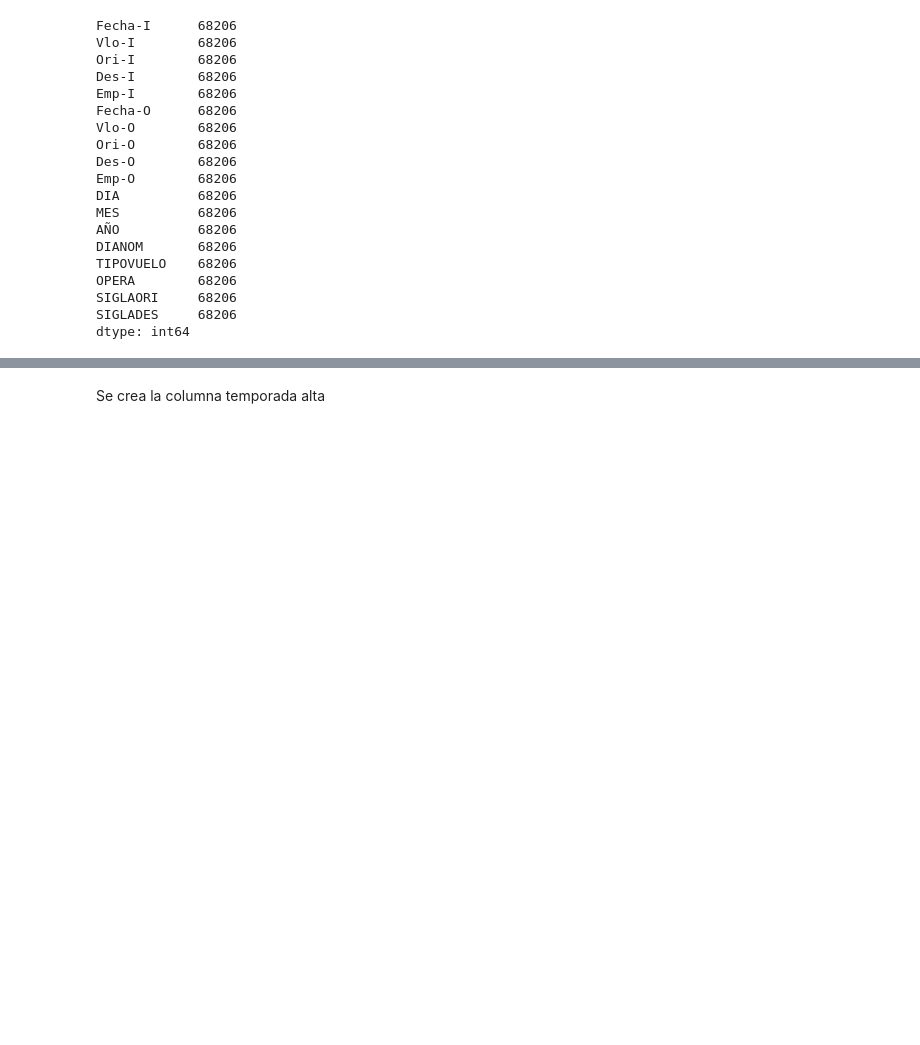
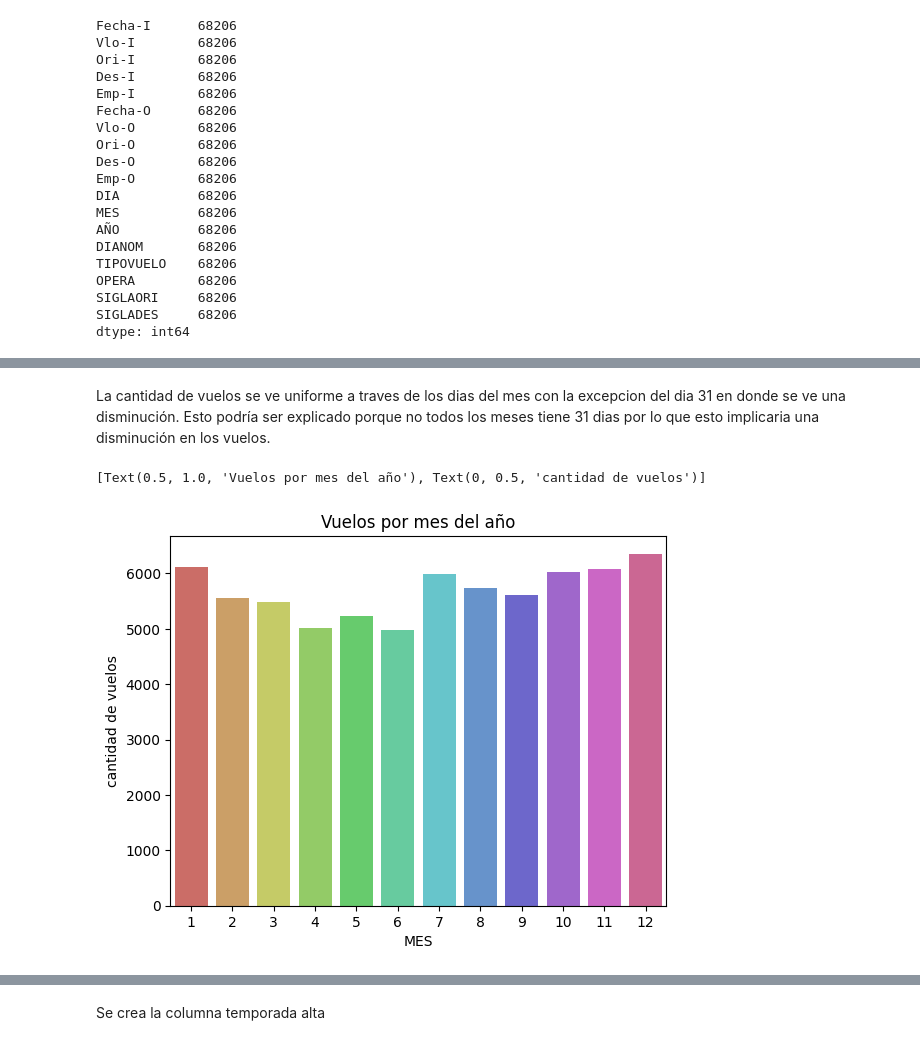
Before and after one commit to flopidopi23/Challege_Latam_data_science, a Jupyter notebook: Prueba_DS_LATAM.ipynb, the cells around one changed output, grey strips where cells are left out. Cells and saved outputs as stored; diff of their text form; code cells hidden in the pictures; blank space fills up the shorter version.

```diff
--- a/Prueba_DS_LATAM.ipynb
+++ b/Prueba_DS_LATAM.ipynb
@@ -48,0 +60,7 @@ dtype: int64
+# %% [markdown]
+La cantidad de vuelos se ve uniforme a traves de los dias del mes con la excepcion del dia 31 en donde se ve una disminución. Esto podría ser explicado porque no todos los meses tiene 31 dias por lo que esto implicaria una disminución en los vuelos.
+# %%
+sn.countplot(x = 'MES',data=data,palette='hls').set(title='Vuelos por mes del año',ylabel ='cantidad de vuelos')
+# %% [output]
+[Text(0.5, 1.0, 'Vuelos por mes del año'), Text(0, 0.5, 'cantidad de vuelos')]
+[figure, added]
```
Also changed, not shown: parts of 18 cells of this notebook.
